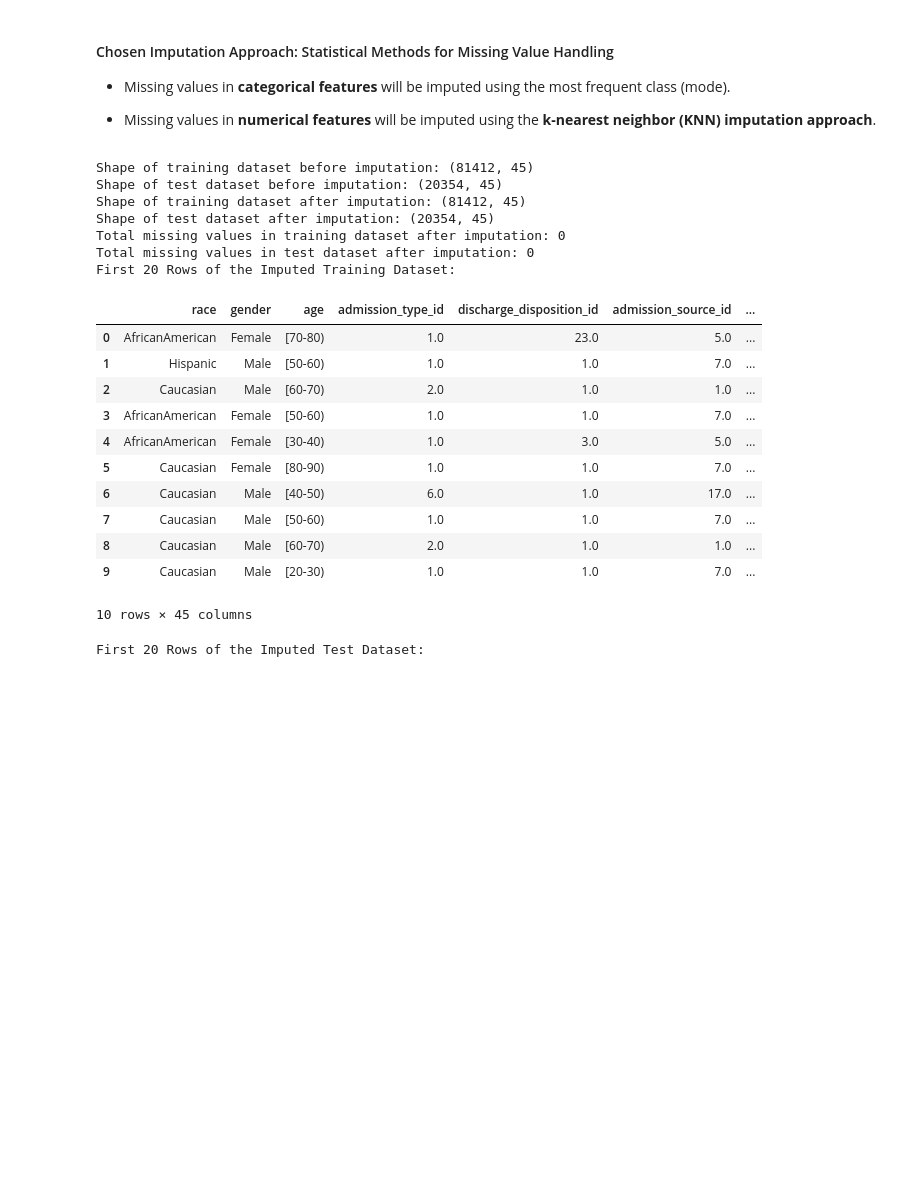
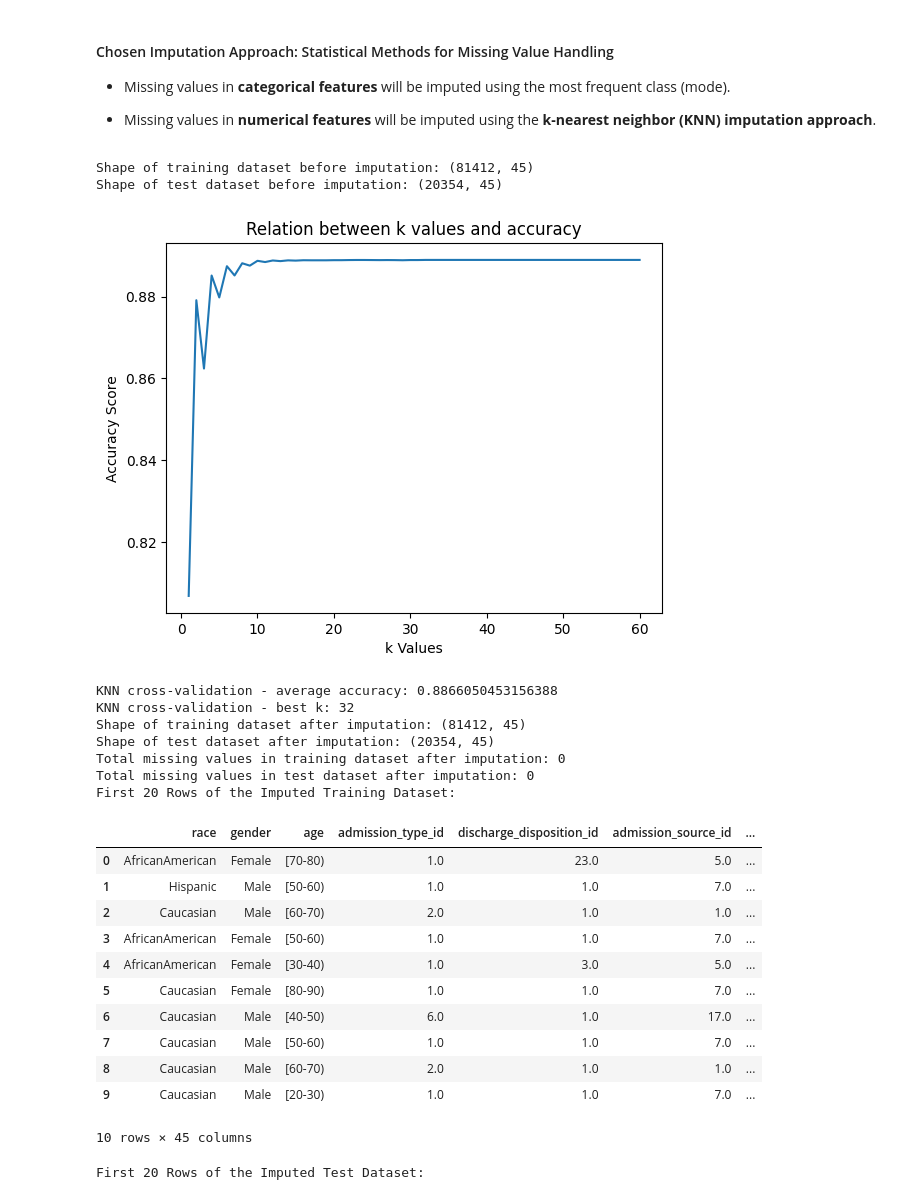
Before and after one commit to selinceydeli/ESL_Final_Project, a Jupyter notebook: effect_of_class_imbalance_code.ipynb, the cells around one changed output. Drawn from its saved outputs; the diff is of its cells as text; code cells hidden in the pictures; blank space fills up the shorter version.

Commit message:
hyperparameter tuning for knn-imputing is added

```diff
--- a/effect_of_class_imbalance_code.ipynb
+++ b/effect_of_class_imbalance_code.ipynb
@@ -744,3 +636,13 @@ Since 0.5 is not considered a high correlation, implementing a correlation-based
 - Missing values in **categorical features** will be imputed using the most frequent class (mode).
 
 - Missing values in **numerical features** will be imputed using the **k-nearest neighbor (KNN) imputation approach**.
+# %%
+print("Shape of training dataset before imputation:", data.shape)
+print("Shape of test dataset before imputation:", test_data.shape)
+
+# All NA values are converted into nan for compatibility with sklearn
+data_impute = data.replace({pd.NA: np.nan})
+test_data_impute = test_data.replace({pd.NA: np.nan})
+# %% [output]
+Shape of training dataset before imputation: (81412, 45)
+Shape of test dataset before imputation: (20354, 45)
@@ -747,38 +700,32 @@ Since 0.5 is not considered a high correlation, implementing a correlation-based
 # %%
 from sklearn.impute import SimpleImputer
 from sklearn.impute import KNNImputer
-
-print("Shape of training dataset before imputation:", data.shape)
-print("Shape of test dataset before imputation:", test_data.shape)
-
-# All NA values are converted into nan for compatibility with sklearn
-data_impute = data.replace({pd.NA: np.nan})
-test_data_impute = test_data.replace({pd.NA: np.nan})
 
 categorical_columns = data_impute.select_dtypes(include=['object', 'category']).columns
 numerical_columns = data_impute.select_dtypes(include=['number']).columns
 
 # Handling missing values in categorical features using Simple Imputer with "most frequent" strategy
 categorical_imputer = SimpleImputer(strategy='most_frequent')
 data_impute[categorical_columns] = categorical_imputer.fit_transform(data_impute[categorical_columns])
 test_data_impute[categorical_columns] = categorical_imputer.transform(test_data_impute[categorical_columns])
 
 # Handling missing values in numerical features using KNN Imputer with the given k value
-k = 5 # TODO test different k values with pipeline
+k = tune_knn_imputer(data_impute.copy()) # best k is chosen using hyperparameter tuning with 5-folds cross validation
 numerical_imputer = KNNImputer(n_neighbors=k)
 data_impute[numerical_columns] = numerical_imputer.fit_transform(data_impute[numerical_columns])
 test_data_impute[numerical_columns] = numerical_imputer.transform(test_data_impute[numerical_columns])
 
 print("Shape of training dataset after imputation:", data_impute.shape)
 print("Shape of test dataset after imputation:", test_data_impute.shape)
 print("Total missing values in training dataset after imputation:", data_impute.isnull().sum().sum())
 print("Total missing values in test dataset after imputation:", test_data_impute.isnull().sum().sum())
 
 print("First 20 Rows of the Imputed Training Dataset:")
 data_impute.head(10)
 # %% [output]
+[figure, added]
-Shape of training dataset before imputation: (81412, 45)
-Shape of test dataset before imputation: (20354, 45)
+KNN cross-validation - average accuracy: 0.8866050453156388
+KNN cross-validation - best k: 32
 Shape of training dataset after imputation: (81412, 45)
 Shape of test dataset after imputation: (20354, 45)
 Total missing values in training dataset after imputation: 0
```
Also changed, not shown: parts of 5 cells of this notebook, 1 other file.
